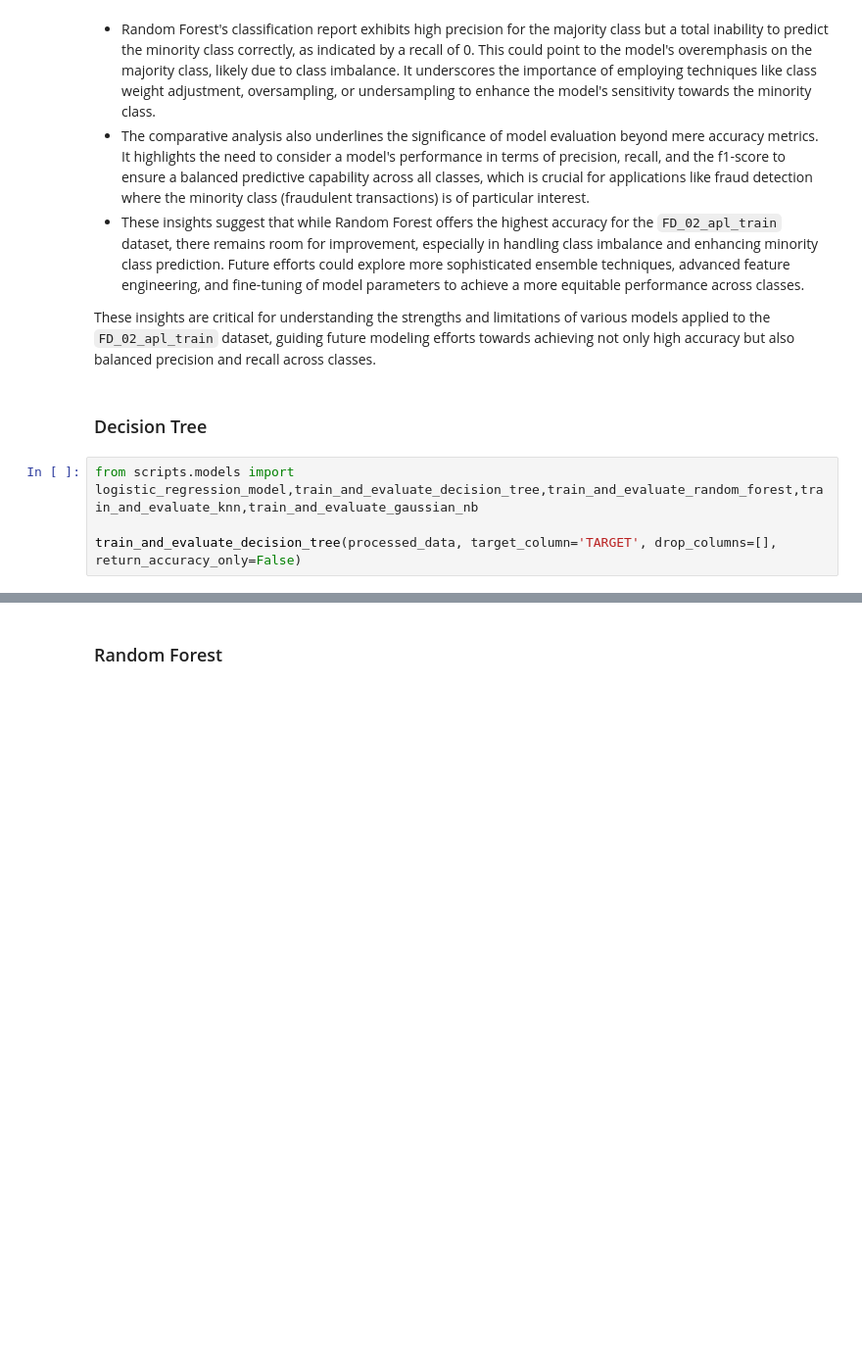
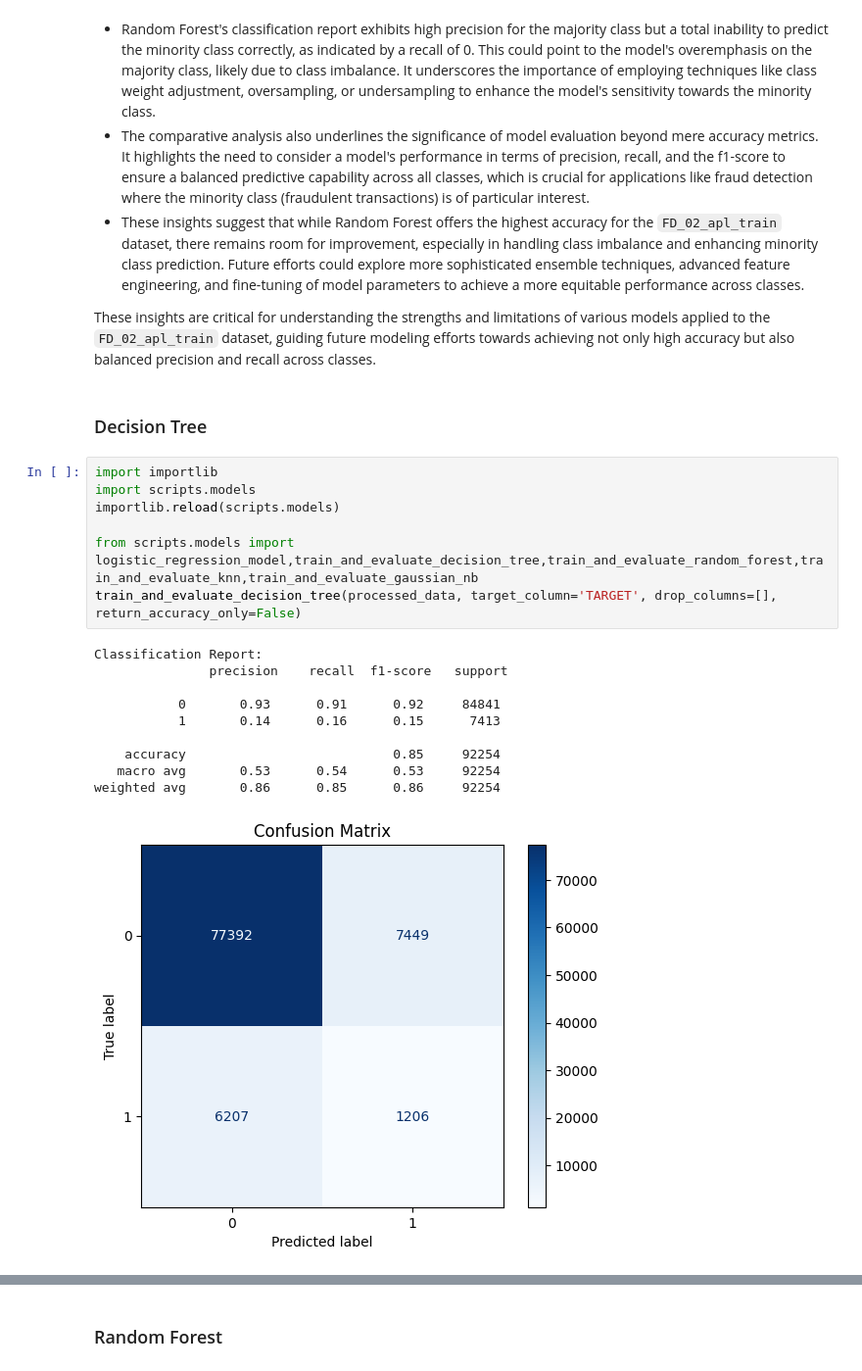
Before and after one commit to Dandata0101/mbs-fraud-detection, a Jupyter notebook: Classwork_day03.ipynb, the cells around one changed output, grey strips where cells are left out. Shown at 98% size. Saved outputs shown, nothing was run; the diff lists cells and outputs as text; blank space fills up the shorter version.

```diff
--- a/Classwork_day03.ipynb
+++ b/Classwork_day03.ipynb
@@ -163,6 +211,20 @@ These insights are critical for understanding the strengths and limitations of v
 # %% [markdown]
 ### Decision Tree
 # %%
+import importlib
+import scripts.models
+importlib.reload(scripts.models)
+
 from scripts.models import logistic_regression_model,train_and_evaluate_decision_tree,train_and_evaluate_random_forest,train_and_evaluate_knn,train_and_evaluate_gaussian_nb
-
 train_and_evaluate_decision_tree(processed_data, target_column='TARGET', drop_columns=[], return_accuracy_only=False)
+# %% [output]
+Classification Report:
+               precision    recall  f1-score   support
+
+           0       0.93      0.91      0.92     84841
+           1       0.14      0.16      0.15      7413
+
+    accuracy                           0.85     92254
+   macro avg       0.53      0.54      0.53     92254
+weighted avg       0.86      0.85      0.86     92254
+[figure, added]
```
Also changed, not shown: parts of 14 cells of this notebook, 2 other files.
